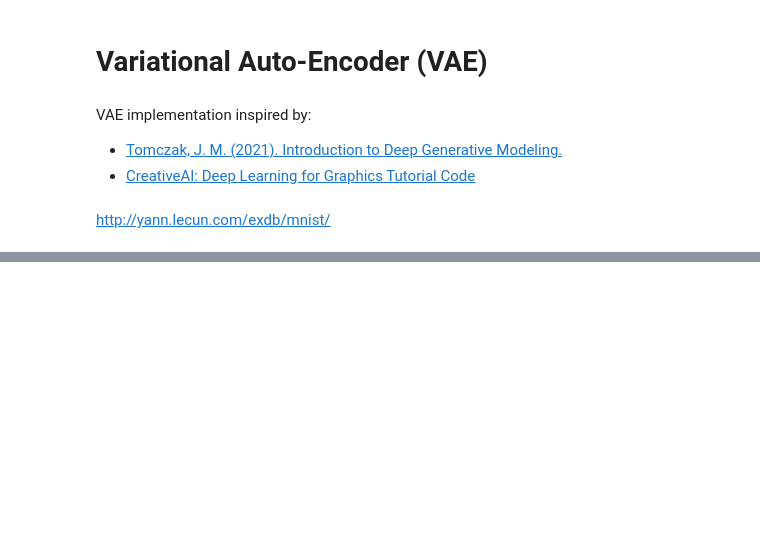
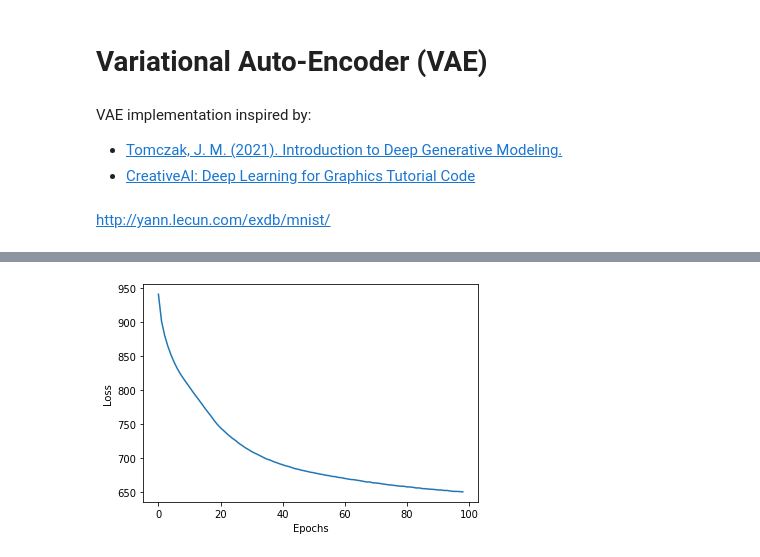
Before and after one commit to pelinsuciftcioglu/VAE, a Jupyter notebook: VAE.ipynb, the cells around one changed output, grey strips where cells are left out. Saved outputs shown, nothing was run; the diff lists cells and outputs as text; code cells hidden in the pictures; blank space fills up the shorter version.

Commit message:
Train with a dummy network (no fine tuning)

```diff
--- a/VAE.ipynb
+++ b/VAE.ipynb
@@ -75,7 +75,7 @@ class Encoder(nn.Module):
     def __init__(self, D, H, L):
         super(Encoder, self).__init__()
 
-        self.encoder_net = nn.Sequential(nn.Linear(D, H), nn.LeakyReLU(), nn.Linear(H, 2*L))
+        self.encoder_net = nn.Sequential(nn.Linear(D, H), nn.LeakyReLU(), nn.Linear(H, H), nn.LeakyReLU(), nn.Linear(H, 2*L))
 
     def encode(self, x):
       mu, log_var = self.forward(x)
@@ -106,8 +106,7 @@ class Decoder(nn.Module):
         self.distribution = distribution
         self.num_vals = num_vals
 
-        self.decoder_net = nn.Sequential(nn.Linear(L, H), nn.LeakyReLU(),
-                                         nn.Linear(H, D * num_vals))
+        self.decoder_net = nn.Sequential(nn.Linear(L, H), nn.LeakyReLU(), nn.Linear(H, H), nn.LeakyReLU(), nn.Linear(H, D * num_vals))
 
     def decode(self, z):
       x_new = self.forward(z)
@@ -195,12 +281,11 @@ import torchvision.transforms as transforms
 from torch.utils.data import DataLoader
 from torchvision.datasets import MNIST
 
-img_transform = transforms.Compose([
-    transforms.ToTensor()
-])
+img_transform = transforms.Compose([ToTensor()])
 
 train_dataset = MNIST(root='./data/MNIST', download=True, train=True, transform=img_transform)
 train_dataloader = DataLoader(train_dataset, batch_size=128, shuffle=True)
 
+
 #test_dataset = MNIST(root='./data/MNIST', download=True, train=False, transform=img_transform)
 #test_dataloader = DataLoader(test_dataset, batch_size=32, shuffle=False)
@@ -275,33 +349,23 @@ model.train()
 print("Training...")
 
 for epoch in range(num_epochs):
-  num_batches = 0
   train_loss_avgs.append(0)
 
-  for batch_idx, (data, labels) in enumerate(ds_train):
-
-   with autograd.detect_anomaly():
+  for batch_idx, (data, labels) in enumerate(train_dataloader, 1):
 
 
-    data = data.numpy()
-    data = torch.from_numpy(data)
+    with autograd.detect_anomaly():
+
+      data = data.to(device)
 
 
-    data = data.to(device)
 
-    data = data.requires_grad_(True)
-
-    #print(data.size())
-
-    loss = model.forward(data)
-
-    optimizer.zero_grad()
-    loss.backward(retain_graph=True)
-
-    optimizer.step()
-
-    train_loss_avgs[-1] += loss.item()
-    num_batches +=1
+      loss = model.forward(data)
+      optimizer.zero_grad()
+      loss.backward(retain_graph=True)
+      optimizer.step()
+      train_loss_avgs[-1] += loss.item()
+      num_batches = batch_idx
 
   train_loss_avgs[-1] /= num_batches
   print('Epoch [%d / %d] average training loss: %f' % (epoch+1, num_epochs, train_loss_avgs[-1]))
@@ -329,9 +391,11 @@ torch.save(model.state_dict(), "./Trained Models/VAE_First")
 # %%
 plt.ion()
 
 fig = plt.figure()
-plt.plot(train_loss_avgs)
+plt.plot(train_loss_avgs[1:])
 plt.xlabel('Epochs')
 plt.ylabel('Loss')
 plt.show()
+# %% [output]
+[figure, added]
 # %%
```
Also changed, not shown: parts of 12 cells of this notebook.
